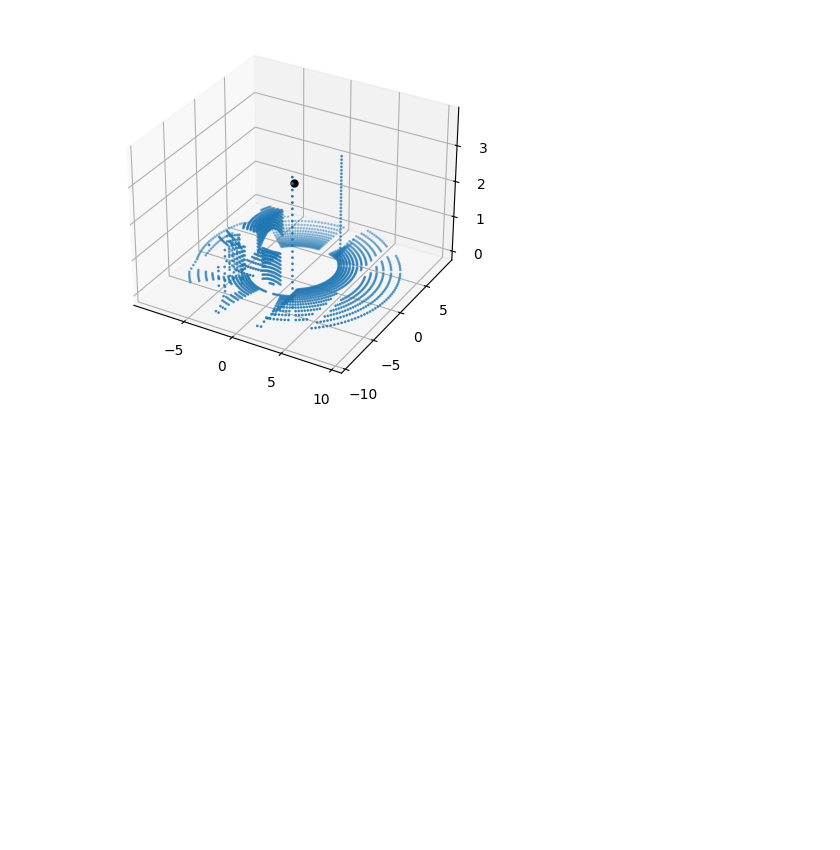
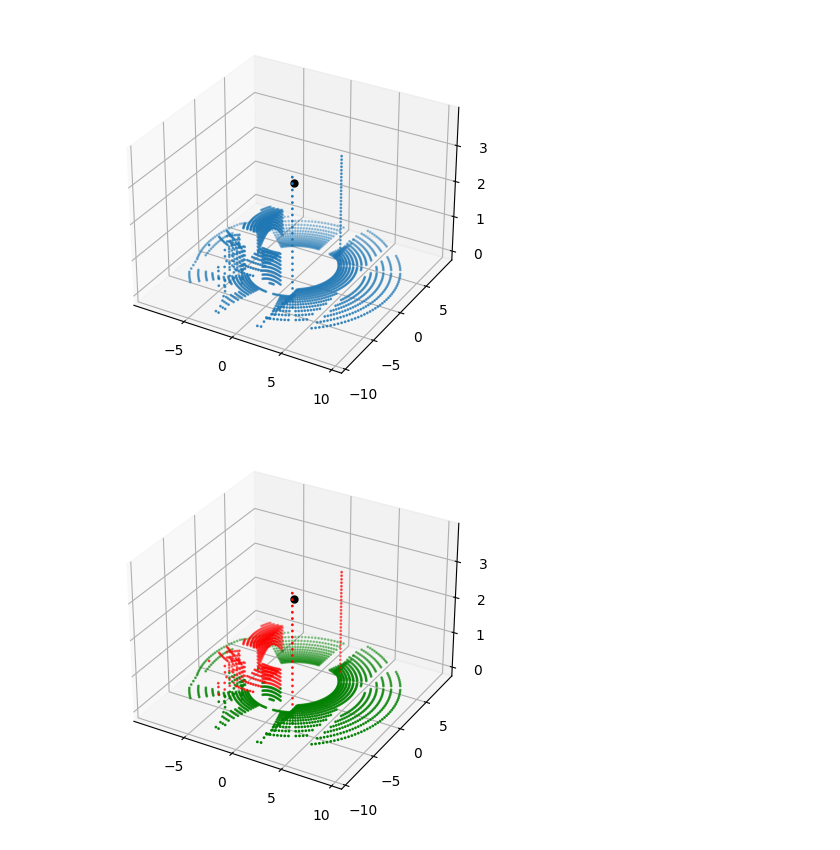
Before and after one commit to floriandejonckheere/abo-autonomic-systems-carla, a Jupyter notebook: lidar.ipynb, the cells around one changed output. Cells and saved outputs as stored; diff of their text form; code cells hidden in the pictures; blank space fills up the shorter version.

```diff
--- a/lidar.ipynb
+++ b/lidar.ipynb
@@ -23,4 +26,33 @@ ax.scatter(0, 0, 2.5, s=25, c='black')
 plt.show()
 # %% [output]
 [figure]
+# %%
+# Determine ground plane using RANSAC (RANdom SAmple Consensus) algorithm
+
+# X and Y coordinates
+X = data[:, :2]
+
+# Z coordinate (regression target)
+y = data[:, 2]
+
+ransac = RANSACRegressor(residual_threshold=0.4)
+ransac.fit(X, y)
+
+# Compute inliers and outliers
+inlier_mask = ransac.inlier_mask_
+outlier_mask = np.logical_not(inlier_mask)
+
+# Split data into inliers and outliers
+inliers = data[inlier_mask]
+outliers = data[outlier_mask]
+
+# Plot data
+ax = plt.axes(projection='3d')
+ax.scatter(inliers[:, 0], inliers[:, 1], inliers[:, 2], s=1, c='green')
+ax.scatter(outliers[:, 0], outliers[:, 1], outliers[:, 2], s=1, c='red')
+ax.scatter(0, 0, 2.5, s=25, c='black')
+
+plt.show()
+# %% [output]
+[figure, added]
 # %%
```
Also changed, not shown: parts of 6 cells of this notebook, 1 other file.
